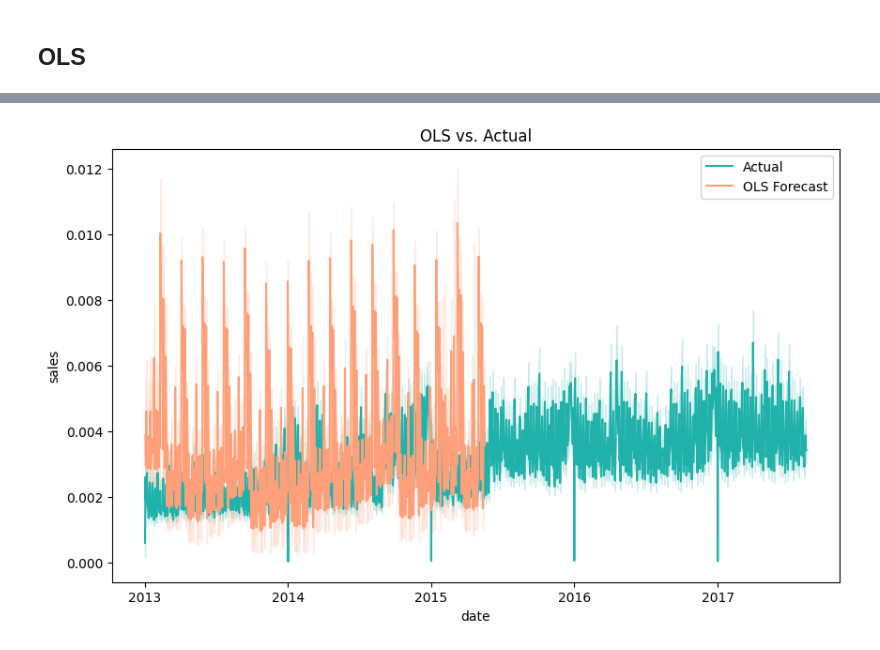
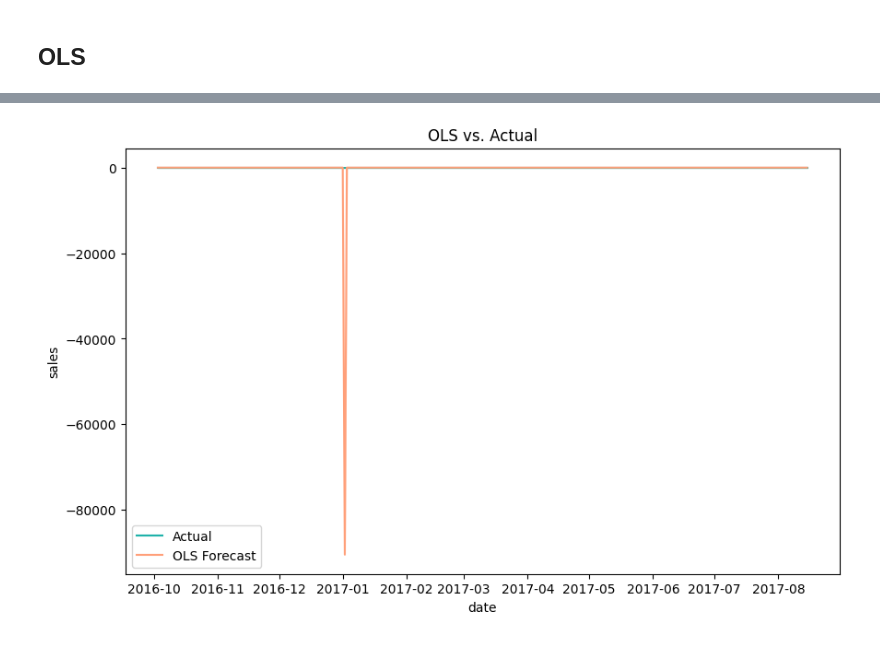
Before and after one commit to coryleroy1/Store-Sales, a Jupyter notebook: Models/SARIMAX.ipynb, the cells around one changed output, grey strips where cells are left out. Cells and saved outputs as stored; diff of their text form; code cells hidden in the pictures.

```diff
--- a/Models/SARIMAX.ipynb
+++ b/Models/SARIMAX.ipynb
@@ -90,3 +68,7 @@ df_train_p = pd.read_pickle(path / 'df_train.pkl')
+# %%
+val_size = int(0.8 * len(df_train_p))
+train_data = df_train_p[:val_size]
+val_data = df_train_p[val_size:]
 # %%
 def parser(s):
     return datetime.strptime(s, '%Y-%m-%d')
@@ -912,6 +915,6 @@ df_train_p[df_train_p.isnull().any(axis=1)]
 # %%
-X = df_train_p.drop(['date','sales'],axis=1)
+X = train_data.drop(columns=['date','sales'])
 # add constant for linear regression
 X = sm.add_constant(X)
-X = X.astype(int)
-y=df_train_p['sales']
+#X = X.astype(int)
+y = train_data['sales']
@@ -918,5 +925,6 @@ y=df_train_p['sales']
 # %%
-X_test = df_test_p.drop(['date','sales'], axis=1)
-X_test = sm.add_constant(X_test)
+X_val = val_data.drop(columns=['date','sales'])
+X_val = sm.add_constant(X_val)
+y_val =  val_data['sales']
 # %%
 model_OLS = sm.OLS(y,X).fit()
@@ -999,2 +1030,2 @@ Index(['const', 'onpromotion', 'day_of_week', 'month', 'year', 'oil_price',
 # %%
-ols_predictions = model_OLS.predict(X)
+ols_predictions = model_OLS.predict(X_val)
@@ -1001,4 +1066,4 @@ ols_predictions = model_OLS.predict(X)
 # %%
-plot_predictions(df_train_p['date'], df_train_p['sales'], ols_predictions, 'OLS Forecast', 'OLS vs. Actual')
+plot_predictions(val_data['date'],y_val, ols_predictions, 'OLS Forecast', 'OLS vs. Actual') #need toconvert series to dfs
 # %% [output]
-[figure, old version]
+[figure, new version]
```
Also changed, not shown: parts of 38 cells of this notebook, 2 other files.
